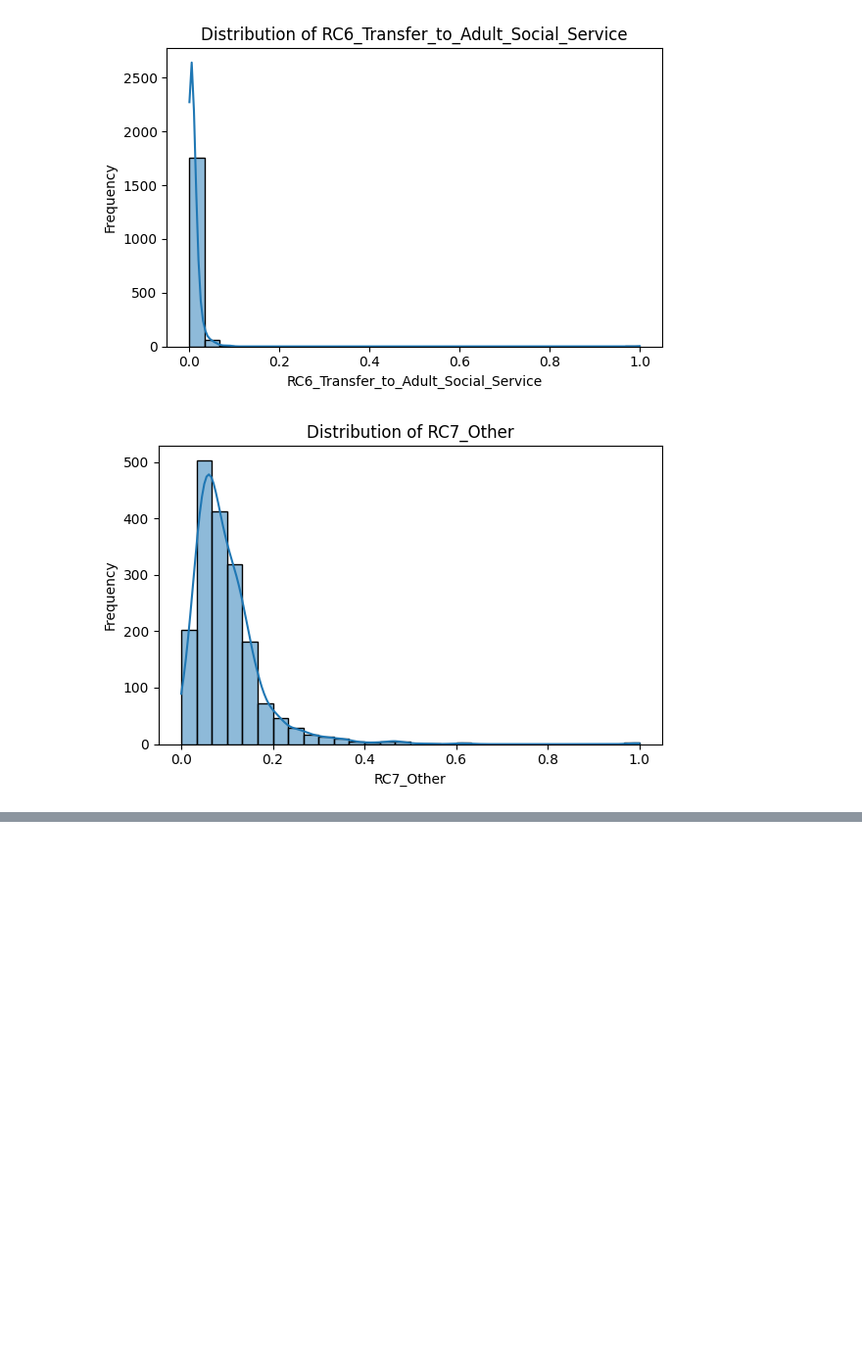
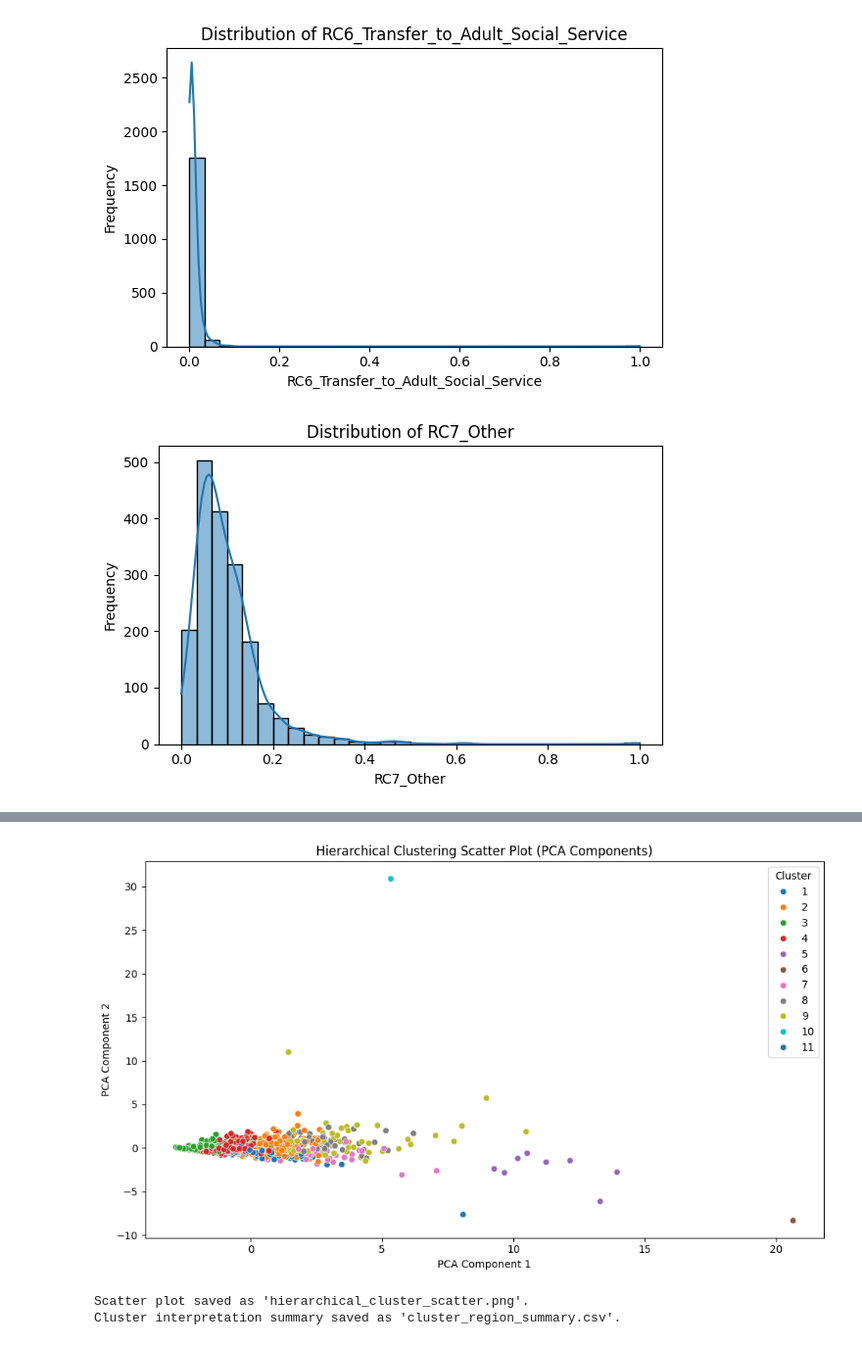
Before and after one commit to IfyQ/DS_Hierarchical_Clustering, a Jupyter notebook: Hierarchical_Clustering.ipynb, the cells around one changed output, grey strips where cells are left out. Shown at 98% size. Cells and saved outputs as stored; diff of their text form; code cells hidden in the pictures; blank space fills up the shorter version.

```diff
--- a/Hierarchical_Clustering.ipynb
+++ b/Hierarchical_Clustering.ipynb
@@ -423,0 +452,66 @@ plt.show()
+# %%
+import pandas as pd
+import matplotlib.pyplot as plt
+import seaborn as sns
+from sklearn.decomposition import PCA
+from sklearn.preprocessing import StandardScaler
+
+# Load the cluster and reference data
+df_cluster = pd.read_csv("C:/Users/eiag/Documents/DS_hierarchical_Clustering/Data/df_cluster.csv")
+df_reference = pd.read_csv("C:/Users/eiag/Documents/DS_hierarchical_Clustering/Data/df_reference.csv")
+
+# Clean column names
+df_reference.columns = ['la_name', 'new_la_code', 'region_name']
+df_cluster.columns = [
+    'RC1_Adopted', 'RC2_Died', 'RC3_Residence_Order',
+    'RC4_Special_Guardianship_Order', 'RC5_Transfer_to_another_LA',
+    'RC6_Transfer_to_Adult_Social_Service', 'RC7_Other'
+]
+
+# Replace 'c' with NaN and convert to numeric
+df_cluster = df_cluster.apply(pd.to_numeric, errors='coerce')
+
+# Impute missing values using median
+df_cluster_imputed = df_cluster.fillna(df_cluster.median())
+
+# Apply PCA to reduce to 2 components
+scaler = StandardScaler()
+scaled_data = scaler.fit_transform(df_cluster_imputed)
+pca = PCA(n_components=2)
+pca_result = pca.fit_transform(scaled_data)
+
+# Load cluster labels from previous step
+from scipy.cluster.hierarchy import linkage, fcluster
+
+linked = linkage(scaled_data, method='ward')
+threshold = 20
+cluster_labels = fcluster(linked, t=threshold, criterion='distance')
+
+# Create a dataframe with PCA results and cluster labels
+df_plot = pd.DataFrame(pca_result, columns=['x', 'y'])
+df_plot['Cluster'] = cluster_labels
+df_plot['LA Code'] = df_reference['new_la_code']
+df_plot['Region'] = df_reference['region_name']
+df_plot['LA Name'] = df_reference['la_name']
+
+# Plot the clusters
+plt.figure(figsize=(10, 6))
+sns.scatterplot(data=df_plot, x='x', y='y', hue='Cluster', palette='tab10')
+plt.title("Hierarchical Clustering Scatter Plot (PCA Components)")
+plt.xlabel("PCA Component 1")
+plt.ylabel("PCA Component 2")
+plt.legend(title='Cluster')
+plt.tight_layout()
+plt.savefig("C:/Users/eiag/Documents/DS_hierarchical_Clustering/Outputs/hierarchical_cluster_scatter.png")
+plt.show()
+
+# Prepare cluster interpretation summary
+cluster_summary = df_plot.groupby('Cluster')['Region'].value_counts().unstack(fill_value=0)
+cluster_summary.to_csv("cluster_region_summary.csv")
+
+print("Scatter plot saved as 'hierarchical_cluster_scatter.png'.")
+print("Cluster interpretation summary saved as 'cluster_region_summary.csv'.")
+# %% [output]
+[figure, added]
+Scatter plot saved as 'hierarchical_cluster_scatter.png'.
+Cluster interpretation summary saved as 'cluster_region_summary.csv'.
```
Also changed, not shown: parts of 6 cells of this notebook, 2 other files.
